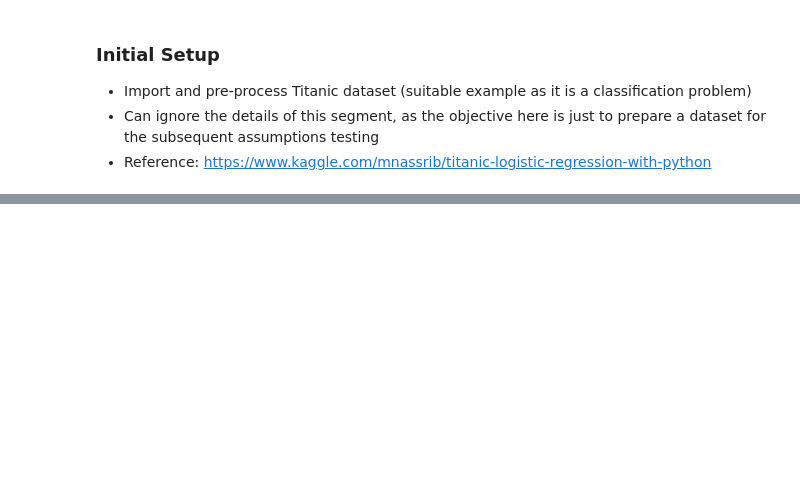
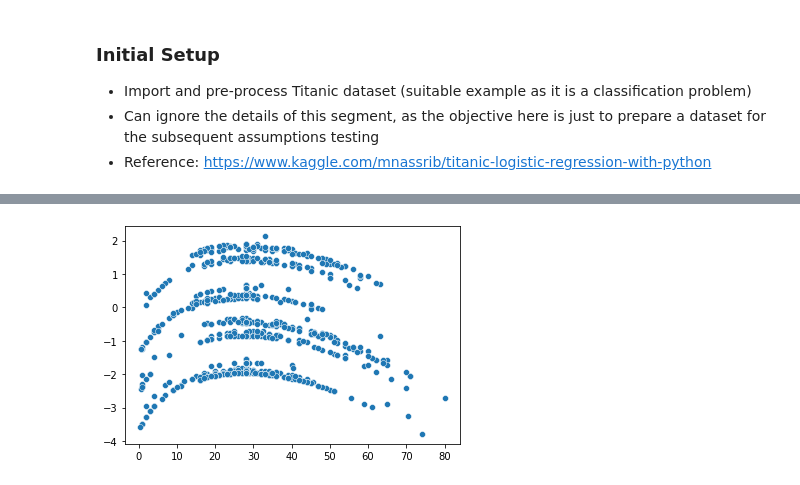
Before and after one commit to kennethleungty/Logistic-Regression-Assumptions, a Jupyter notebook: Logistic_Regression_Assumptions.ipynb, the cells around one changed output, grey strips where cells are left out. Cells and saved outputs as stored; diff of their text form; code cells hidden in the pictures; blank space fills up the shorter version.

```diff
--- a/Logistic_Regression_Assumptions.ipynb
+++ b/Logistic_Regression_Assumptions.ipynb
@@ -214,0 +92,5 @@ Name: Survived, dtype: int64
+# %%
+# Defining dependent and independent variables
+X_cols = df_titanic.columns.to_list()[1:]
+X = df_titanic[X_cols]
+y = df_titanic['Survived']
@@ -214,0 +132,3 @@ Name: Survived, dtype: int64
+# %%
+# Box Tidwell only works for positive values. Hence, drop values where x = 0
+df_titanic = df_titanic.drop(df_titanic[df_titanic.Age == 0].index)
@@ -214,0 +141,6 @@ Name: Survived, dtype: int64
+# %%
+df_titanic_lt = df_titanic.copy()
+
+# Add logit transform interaction term for age i.e. Age * Log(Age)
+df_titanic_lt['Age:Log_Age'] = df_titanic_lt['Age'].apply(lambda x: x * np.log(x))
+df_titanic_lt.head()
@@ -214,0 +154,11 @@ Name: Survived, dtype: int64
+# %%
+# Redefining independent variables to include interaction terms
+X_lt_cols = df_titanic_lt.columns.to_list()[1:]
+X_lt = df_titanic_lt[X_lt_cols]
+
+# Building model and fit the data (using statsmodel's Logit)
+logit_model = GLM(y, X_lt, family=families.Binomial())
+logit_results = logit_model.fit()
+
+# Display summary results
+print(logit_results.summary())
@@ -214,0 +188,7 @@ Name: Survived, dtype: int64
+# %%
+# Visualizing the non-linearity
+predicted = logit_results.predict(X_lt)
+log_odds = np.log(predicted / (1 - predicted))
+sns.scatterplot(y = log_odds, x = df_titanic_lt['Age'].values);
+# %% [output]
+[figure, added]
```
Also changed, not shown: parts of 73 cells of this notebook, 6 other files.
